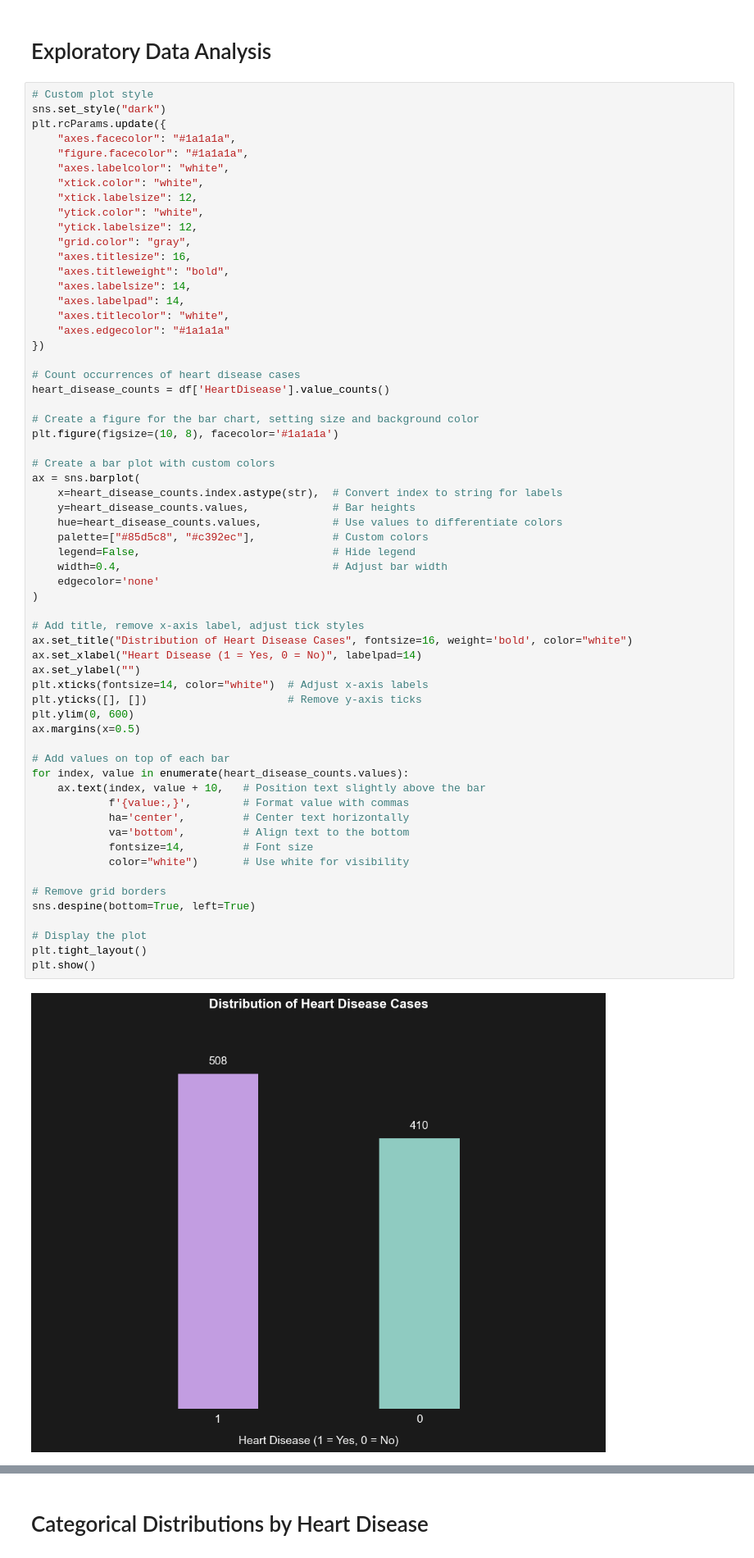
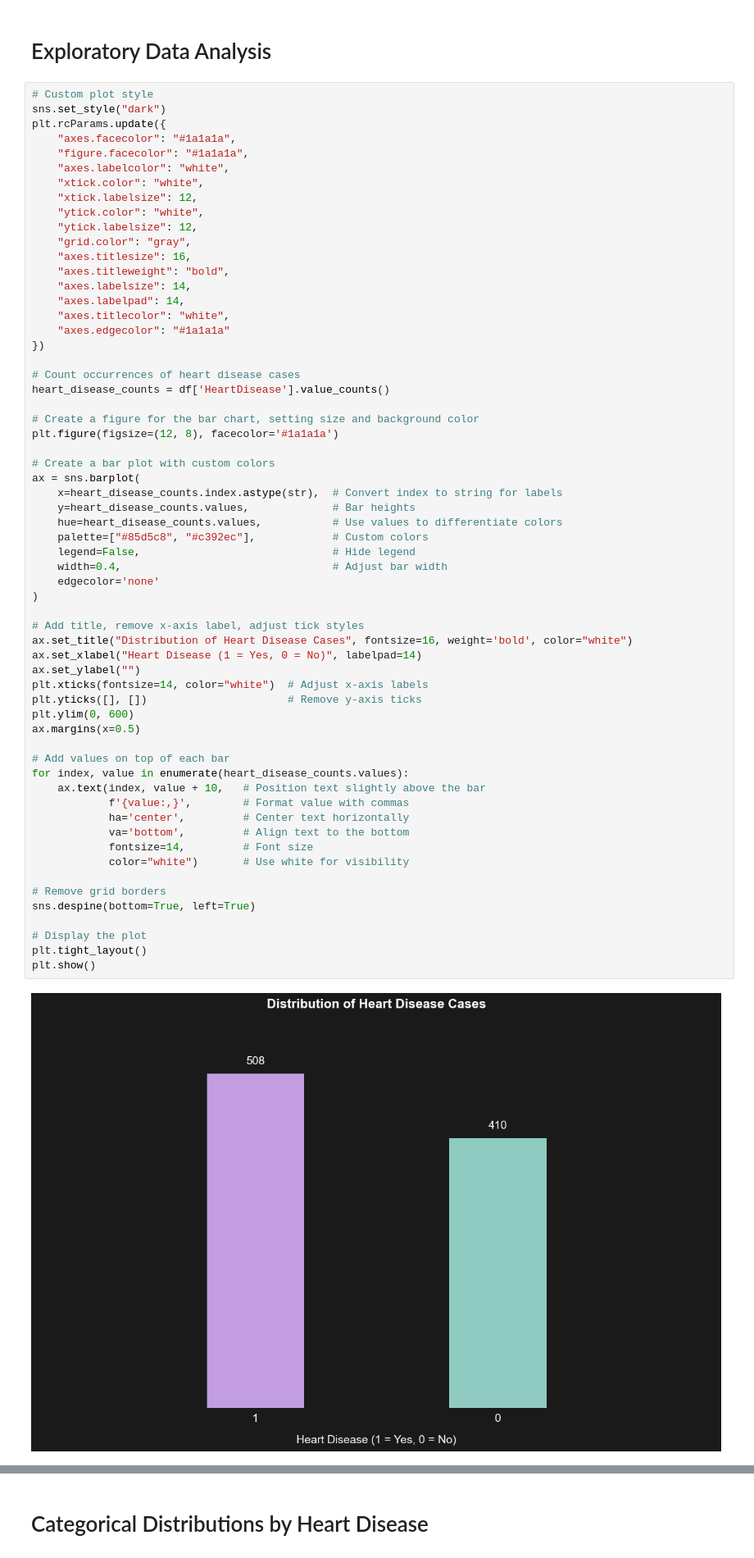
Before and after one commit to dimitar-m/predicting-heart-disease, a Jupyter notebook: predicting-heart-disease.ipynb, the cells around one changed output, grey strips where cells are left out. Shown: that part at 82% size. Drawn from its saved outputs; the diff is of its cells as text.

```diff
--- a/predicting-heart-disease.ipynb
+++ b/predicting-heart-disease.ipynb
@@ -149,7 +149,7 @@ plt.rcParams.update({
 heart_disease_counts = df['HeartDisease'].value_counts()
 
 # Create a figure for the bar chart, setting size and background color
-plt.figure(figsize=(10, 8), facecolor='#1a1a1a')
+plt.figure(figsize=(12, 8), facecolor='#1a1a1a')
 
 # Create a bar plot with custom colors
 ax = sns.barplot(
@@ -160,34 +160,34 @@ ax = sns.barplot(
     legend=False,                              # Hide legend
     width=0.4,                                 # Adjust bar width
     edgecolor='none'
 )
 
 # Add title, remove x-axis label, adjust tick styles
 ax.set_title("Distribution of Heart Disease Cases", fontsize=16, weight='bold', color="white")
 ax.set_xlabel("Heart Disease (1 = Yes, 0 = No)", labelpad=14)
 ax.set_ylabel("")
 plt.xticks(fontsize=14, color="white")  # Adjust x-axis labels
 plt.yticks([], [])                      # Remove y-axis ticks
 plt.ylim(0, 600)
 ax.margins(x=0.5)
 
 # Add values on top of each bar
 for index, value in enumerate(heart_disease_counts.values):
     ax.text(index, value + 10,   # Position text slightly above the bar
             f'{value:,}',        # Format value with commas
             ha='center',         # Center text horizontally
             va='bottom',         # Align text to the bottom
             fontsize=14,         # Font size
             color="white")       # Use white for visibility
 
 # Remove grid borders
 sns.despine(bottom=True, left=True)
 
 # Display the plot
 plt.tight_layout()
 plt.show()
 # %% [output]
-[figure, old version]
+[figure, new version]
 # %%
 # List of categorical columns
 categorical_columns = ['Sex', 'ChestPainType', 'FastingBS', 'RestingECG', 'ExerciseAngina', 'ST_Slope']
```
Also changed, not shown: parts of 6 cells of this notebook.
